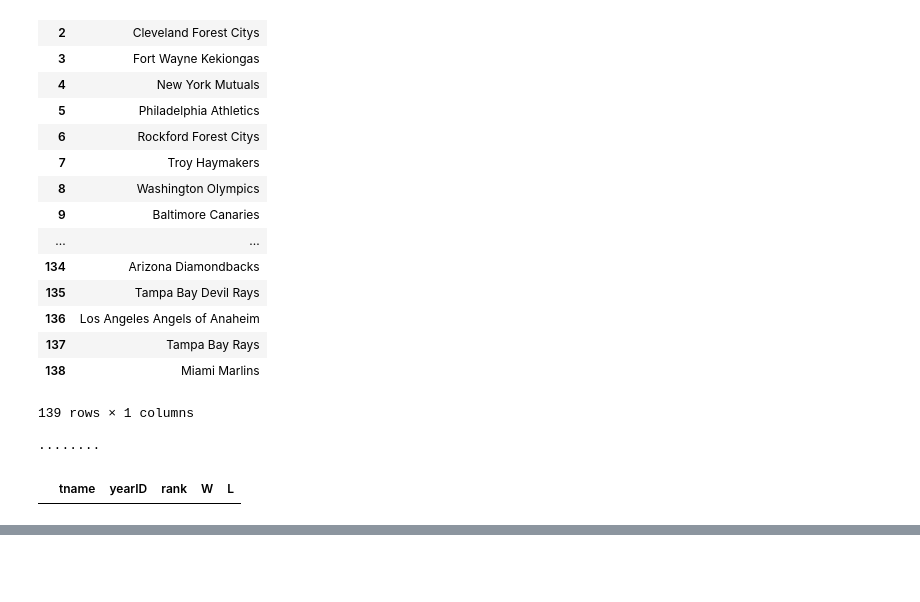
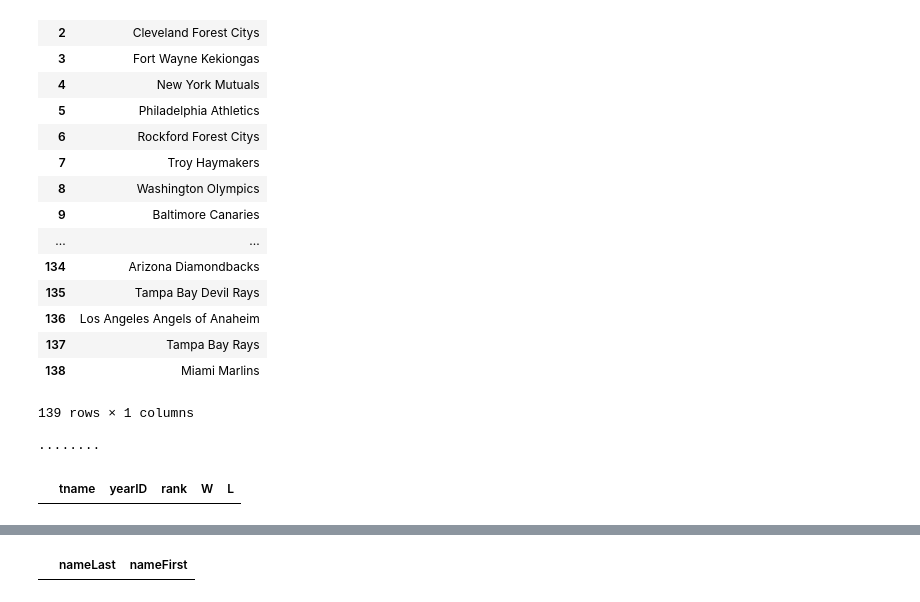
Before and after one commit to augustja/GB-opdracht3, a Jupyter notebook: src/Project_K.ipynb, the cells around one changed output, grey strips where cells are left out. Saved outputs shown, nothing was run; the diff lists cells and outputs as text; code cells hidden in the pictures; blank space fills up the shorter version.

```diff
--- a/src/Project_K.ipynb
+++ b/src/Project_K.ipynb
@@ -356,10 +358,13 @@ def query_07(connection, column_names):
     # Bouw je query
     query="""
     SELECT MS.nameLast, MS.nameFirst
-    FROM  Managers as MG, Master as MS, Awardsmanager as AM
-    WHERE awardID = "BBWAA Manager of the Year"
-    AND awardID="TSN Manager of the Year"
-    ORDER by Master.nameLast;
+    FROM  Managers as MG, Master as MS, Awardsmanagers as AM
+
+    WHERE MG.playerID = MS.playerID AND MS.playerID = AM.playerID
+    AND   AM.awardID LIKE 'BBWAA Manager of the Year'
+    AND   AM.awardID LIKE 'TSN Manager of the Year'
+
+    ORDER by MS.nameLast;
     """
 
     # Stap 2 & 3
@@ -377,12 +384,14 @@ c = verbind_met_GB(username, hostname, db)
 # %%
 # De voorbeeldquery heeft dezelfde kolomnamen als query 1, dus we gebruiken die
 kolommen = col_names['query_07']
 
 # Functie uitvoeren, geeft resultaat van de query in een DataFrame
 df = query_07(c, col_names['query_07'])
 
 # We inspecteren de eerste paar resultaten (voor alles te zien: laat .head() weg)
-df
+df.head()
+# %% [output]
+|  | nameLast | nameFirst |
 # %%
 def query_08(connection, column_names, jaar=1990, lengte=75):
     # Bouw je query
```
Also changed, not shown: parts of 4 cells of this notebook.
